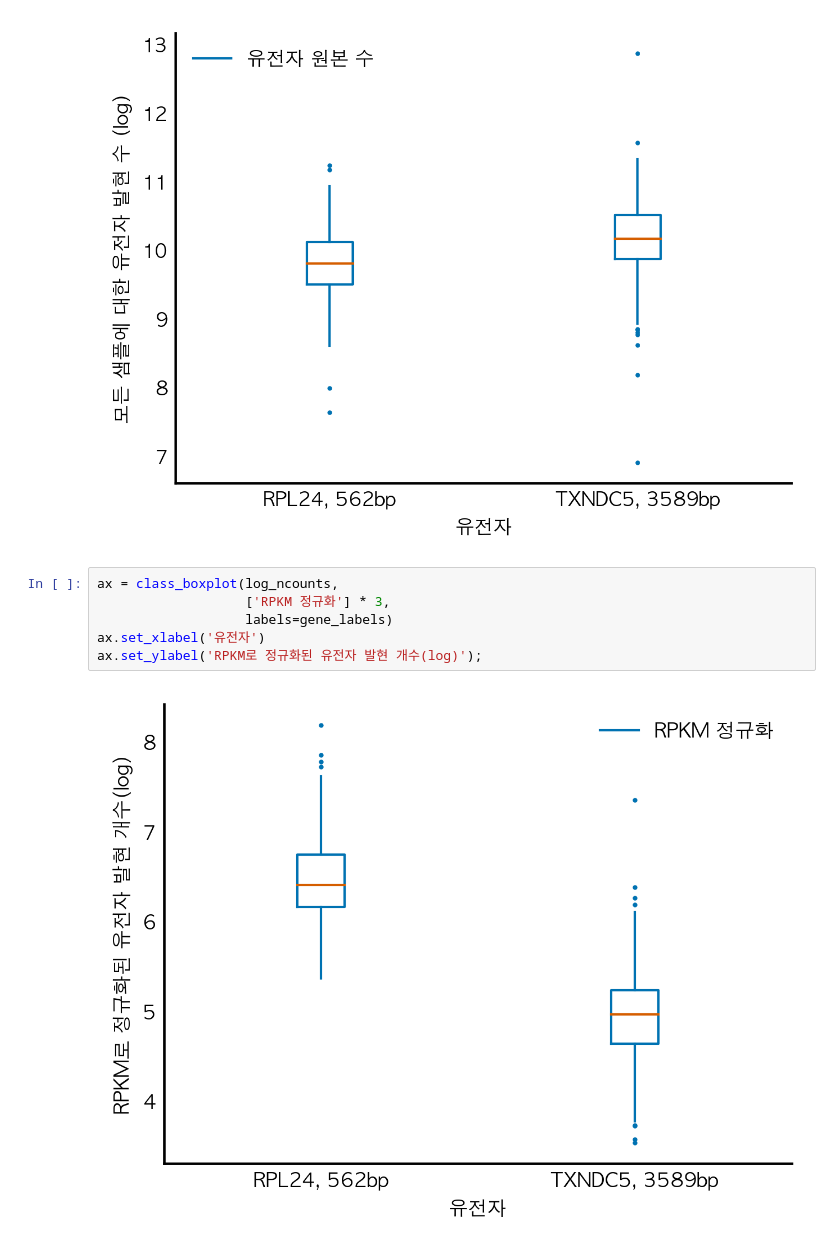
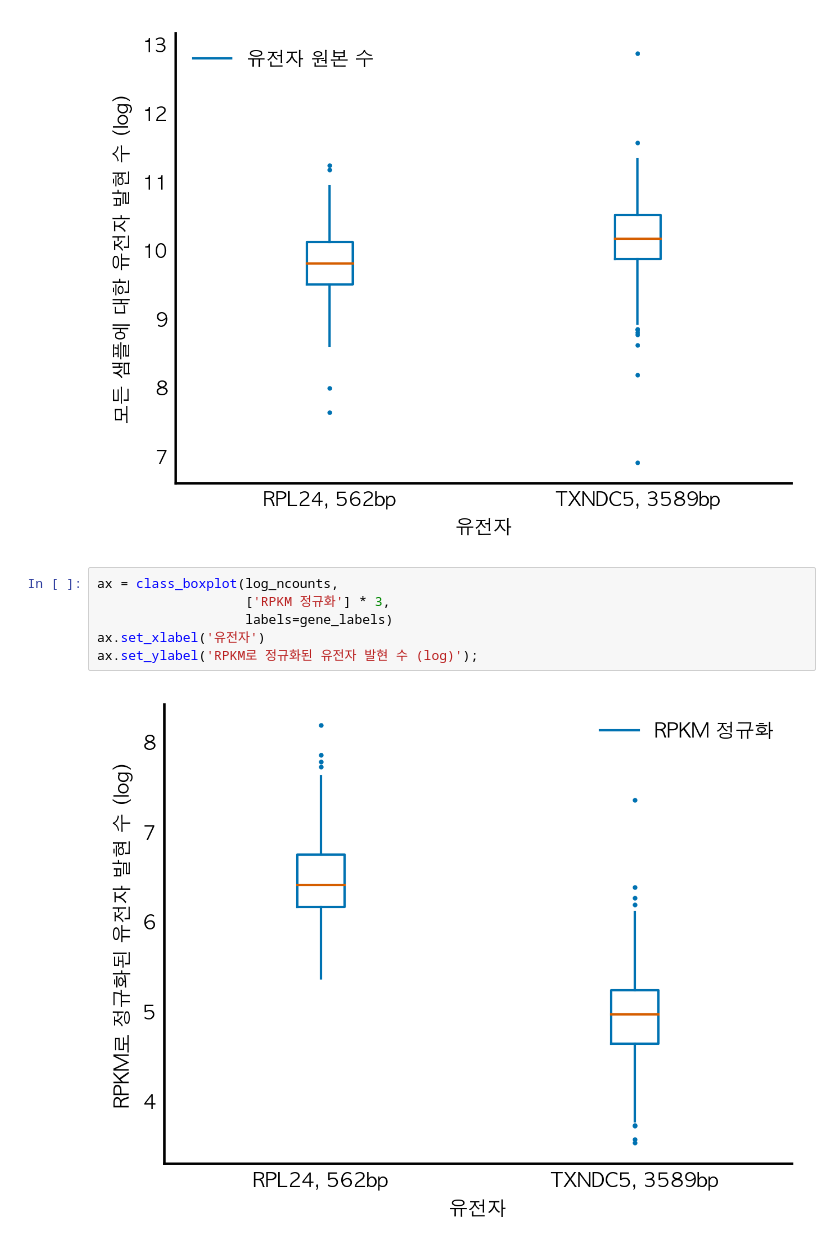
Before and after one commit to AstinCHOI/elegant-scipy, a Jupyter notebook: 1장. 우아한 넘파이.ipynb, the cells around one changed output. Saved outputs shown, nothing was run; the diff lists cells and outputs as text.

```diff
--- a/1장. 우아한 넘파이.ipynb
+++ b/1장. 우아한 넘파이.ipynb
@@ -538,8 +538,8 @@ ax.set_ylabel('모든 샘플에 대한 유전자 발현 수 (log)');
 # %%
 ax = class_boxplot(log_ncounts,
                    ['RPKM 정규화'] * 3,
                    labels=gene_labels)
 ax.set_xlabel('유전자')
-ax.set_ylabel('RPKM로 정규화된 유전자 발현 개수(log)');
+ax.set_ylabel('RPKM로 정규화된 유전자 발현 수 (log)');
 # %% [output]
-[figure, old version]
+[figure, new version]
```
Also changed, not shown: parts of 1 cell of this notebook, 1 other file.
